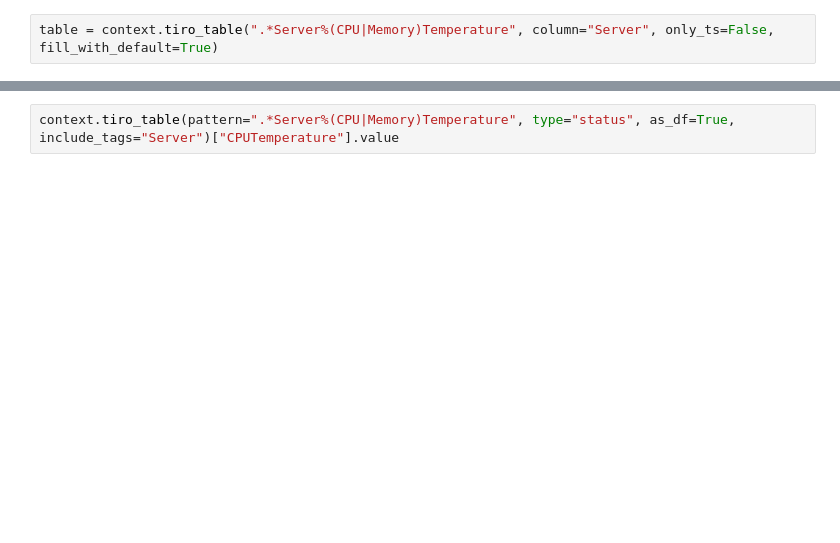
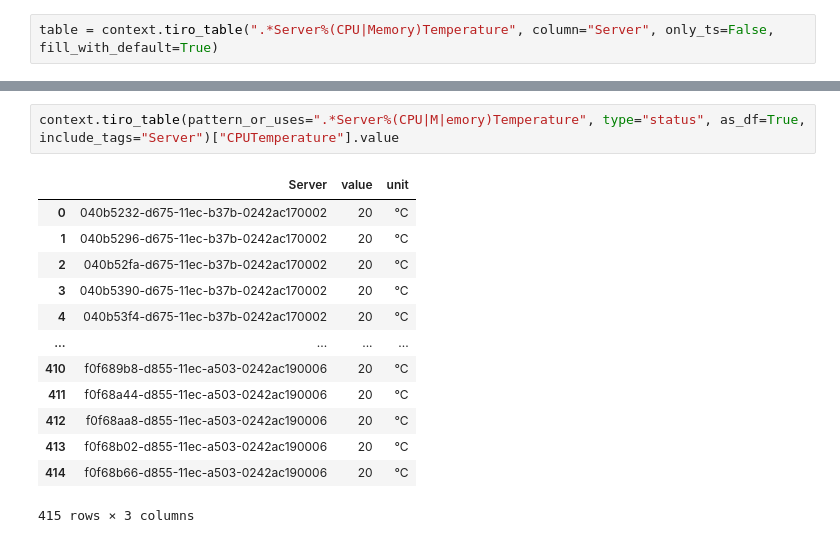
Before and after one commit to cap-dcwiz/Tiro, a Jupyter notebook: demo/data_access.ipynb, the cells around one changed output, grey strips where cells are left out. Saved outputs shown, nothing was run; the diff lists cells and outputs as text; blank space fills up the shorter version.

Commit message:
fix: add more type hints and fix minor bugs

```diff
--- a/demo/data_access.ipynb
+++ b/demo/data_access.ipynb
@@ -31,3 +49,17 @@ table["CPUTemperature"].value
 # %%
-context.tiro_table(pattern=".*Server%(CPU|Memory)Temperature", type="status", as_df=True, include_tags="Server")["CPUTemperature"].value
+context.tiro_table(pattern_or_uses=".*Server%(CPU|M|emory)Temperature", type="status", as_df=True, include_tags="Server")["CPUTemperature"].value
+# %% [output]
+|  | Server | value | unit |
+| 0 | 040b5232-d675-11ec-b37b-0242ac170002 | 20 | °C |
+| 1 | 040b5296-d675-11ec-b37b-0242ac170002 | 20 | °C |
+| 2 | 040b52fa-d675-11ec-b37b-0242ac170002 | 20 | °C |
+| 3 | 040b5390-d675-11ec-b37b-0242ac170002 | 20 | °C |
+| 4 | 040b53f4-d675-11ec-b37b-0242ac170002 | 20 | °C |
+| ... | ... | ... | ... |
+| 410 | f0f689b8-d855-11ec-a503-0242ac190006 | 20 | °C |
+| 411 | f0f68a44-d855-11ec-a503-0242ac190006 | 20 | °C |
+| 412 | f0f68aa8-d855-11ec-a503-0242ac190006 | 20 | °C |
+| 413 | f0f68b02-d855-11ec-a503-0242ac190006 | 20 | °C |
+| 414 | f0f68b66-d855-11ec-a503-0242ac190006 | 20 | °C |
+415 rows × 3 columns
 # %%
```
Also changed, not shown: parts of 5 cells of this notebook, 6 other files.
